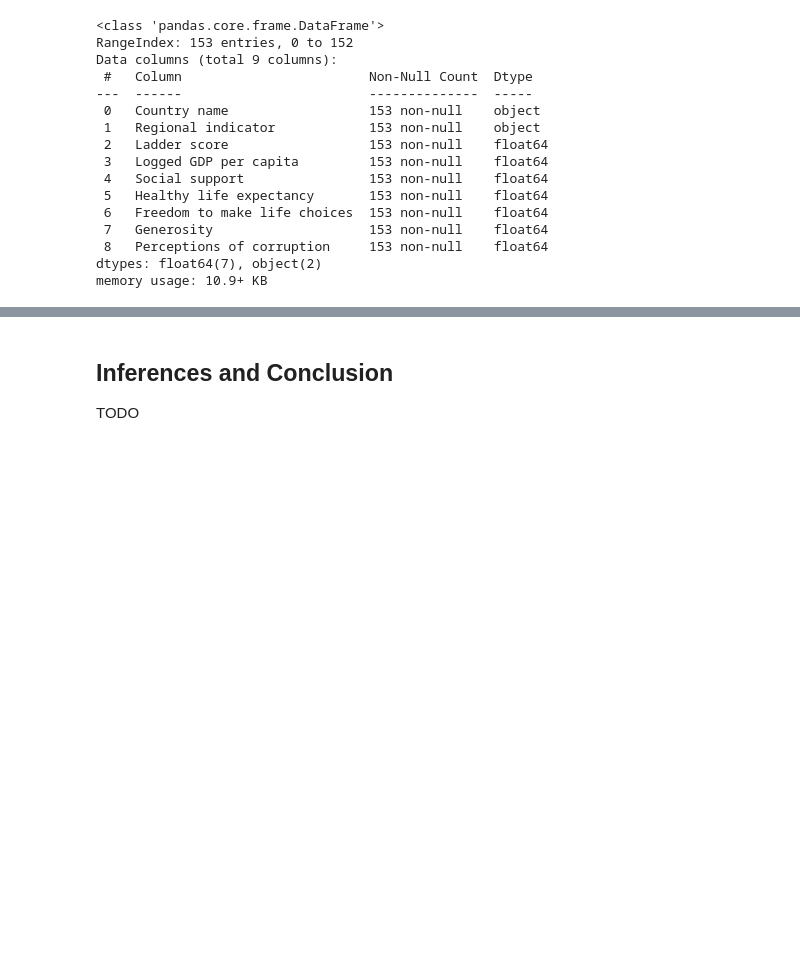
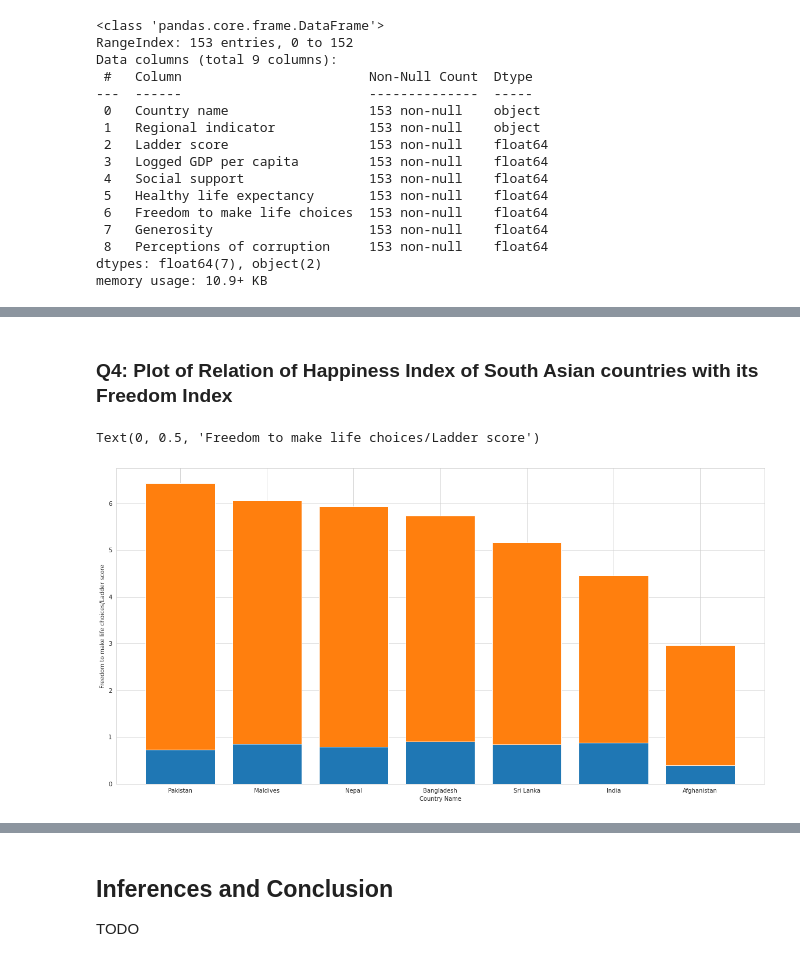
Before and after one commit to AayushAnshu21/World_Happiness_Analysis, a Jupyter notebook: World_Happiness_Analysis.ipynb, the cells around one changed output, grey strips where cells are left out. Cells and saved outputs as stored; diff of their text form; code cells hidden in the pictures; blank space fills up the shorter version.

```diff
--- a/World_Happiness_Analysis.ipynb
+++ b/World_Happiness_Analysis.ipynb
@@ -84,0 +106,3 @@ TODO
+# %%
+asian_countries_df = happiness_df[happiness_df['Regional indicator'] == 'South Asia']
+asian_countries_df.sort_values('Ladder score',ascending=False)[['Country name','Ladder score','Freedom to make life choices']].reset_index(drop = True)
@@ -84,0 +118,12 @@ TODO
+# %% [markdown]
+### **Q4: Plot of Relation of Happiness Index of South Asian countries with its Freedom Index**
+# %%
+plt.figure(figsize=(20, 10))
+plt.bar(asian_countries_df['Country name'], asian_countries_df['Freedom to make life choices'] );
+plt.bar(asian_countries_df['Country name'], asian_countries_df['Ladder score'],bottom=asian_countries_df['Freedom to make life choices'])
+
+plt.xlabel('Country Name')
+plt.ylabel('Freedom to make life choices/Ladder score')
+# %% [output]
+Text(0, 0.5, 'Freedom to make life choices/Ladder score')
+[figure, added]
```
Also changed, not shown: parts of 16 cells of this notebook.
